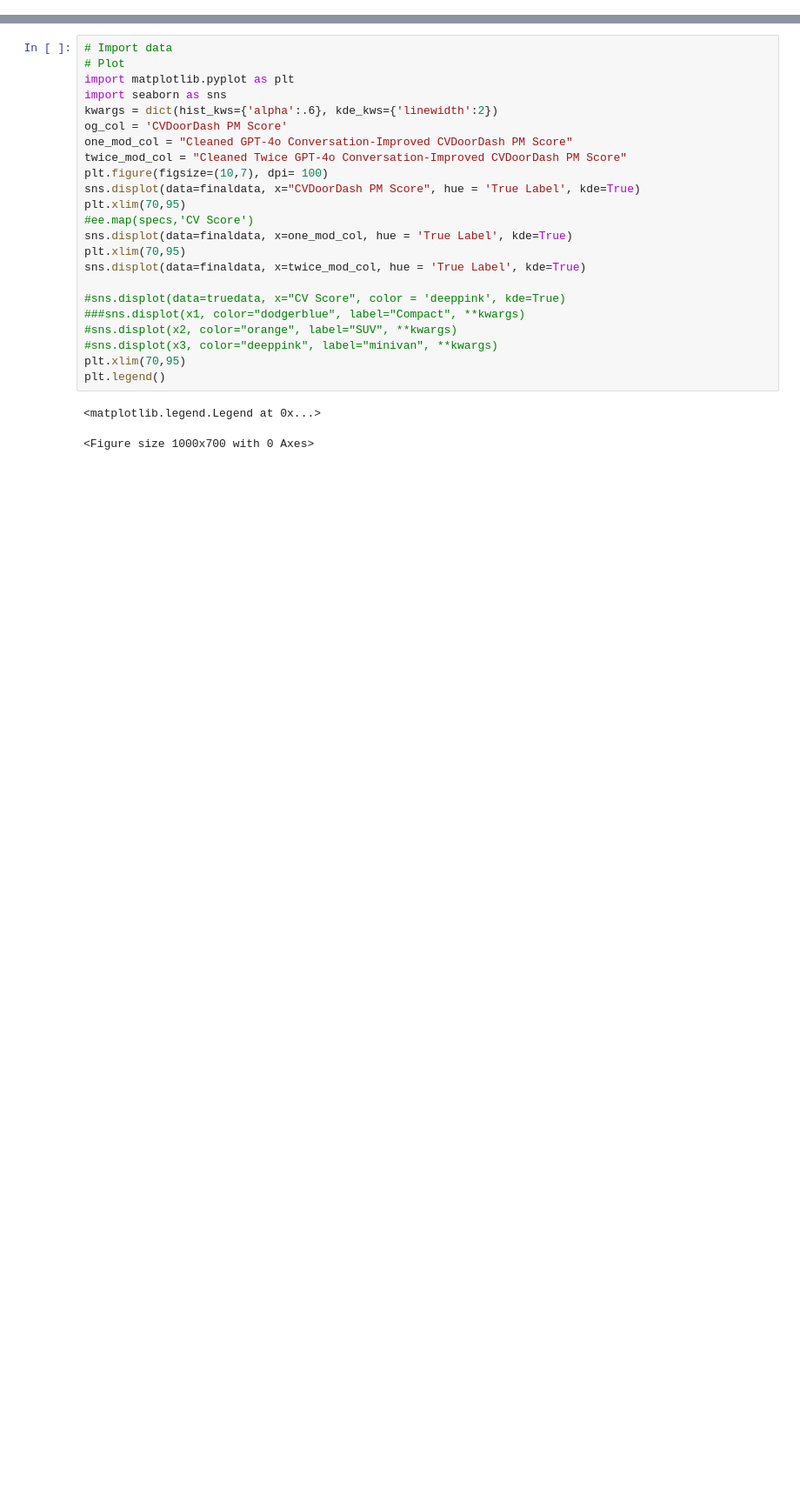
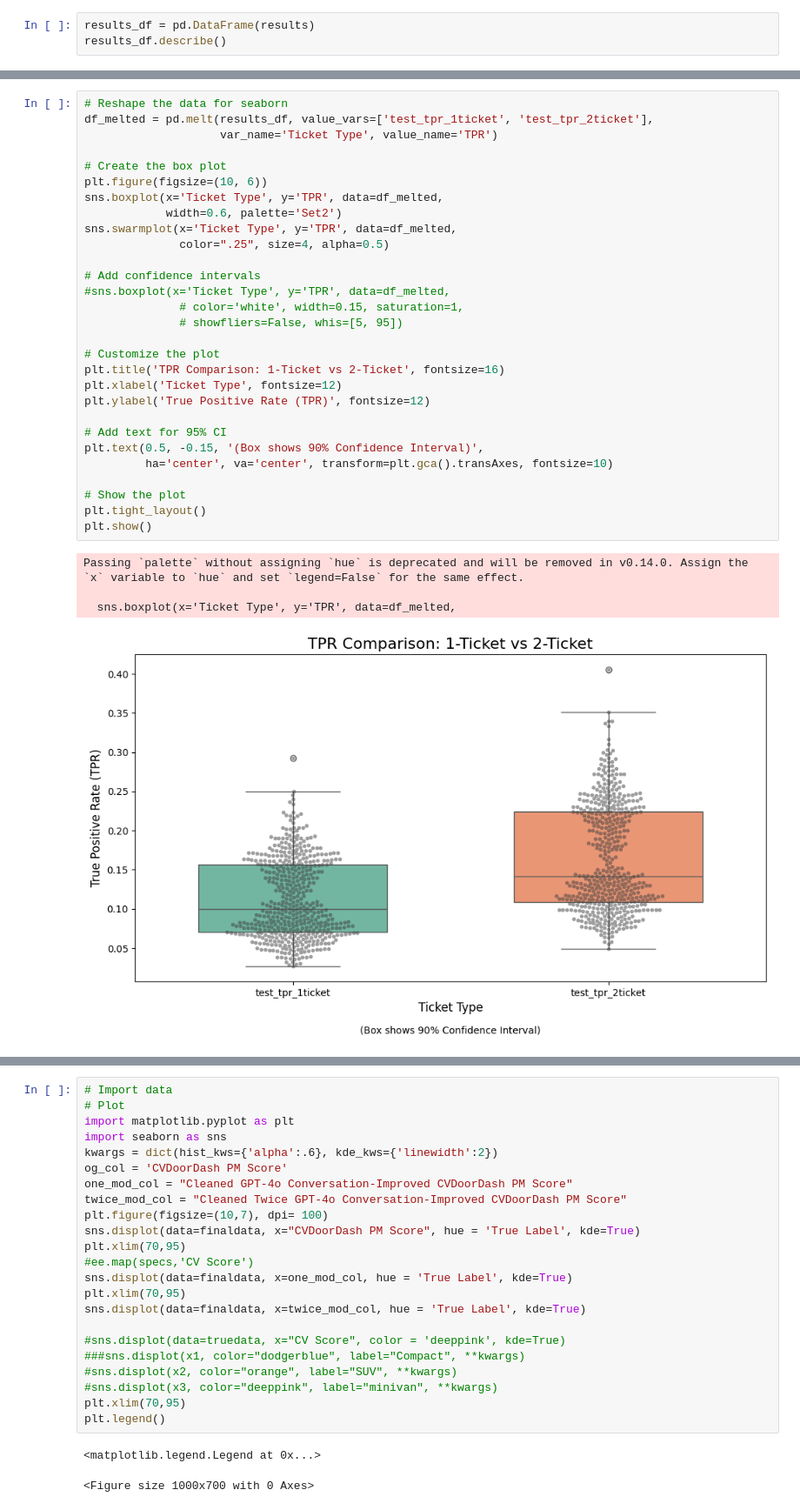
Before and after one commit to heyyjudes/llm-hiring-ecosystem, a Jupyter notebook: validation_tests/significance_tests.ipynb, the cells around one changed output, grey strips where cells are left out. Shown at 87% size. Cells and saved outputs as stored; diff of their text form; blank space fills up the shorter version.

```diff
--- a/validation_tests/significance_tests.ipynb
+++ b/validation_tests/significance_tests.ipynb
@@ -24,0 +211,3 @@ finaldata.head()
+# %%
+results_df = pd.DataFrame(results)
+results_df.describe()
@@ -24,0 +224,34 @@ finaldata.head()
+# %%
+# Reshape the data for seaborn
+df_melted = pd.melt(results_df, value_vars=['test_tpr_1ticket', 'test_tpr_2ticket'],
+                    var_name='Ticket Type', value_name='TPR')
+
+# Create the box plot
+plt.figure(figsize=(10, 6))
+sns.boxplot(x='Ticket Type', y='TPR', data=df_melted,
+            width=0.6, palette='Set2')
+sns.swarmplot(x='Ticket Type', y='TPR', data=df_melted,
+              color=".25", size=4, alpha=0.5)
+
+# Add confidence intervals
+#sns.boxplot(x='Ticket Type', y='TPR', data=df_melted,
+              # color='white', width=0.15, saturation=1,
+              # showfliers=False, whis=[5, 95])
+
+# Customize the plot
+plt.title('TPR Comparison: 1-Ticket vs 2-Ticket', fontsize=16)
+plt.xlabel('Ticket Type', fontsize=12)
+plt.ylabel('True Positive Rate (TPR)', fontsize=12)
+
+# Add text for 95% CI
+plt.text(0.5, -0.15, '(Box shows 90% Confidence Interval)',
+         ha='center', va='center', transform=plt.gca().transAxes, fontsize=10)
+
+# Show the plot
+plt.tight_layout()
+plt.show()
+# %% [output]
+Passing `palette` without assigning `hue` is deprecated and will be removed in v0.14.0. Assign the `x` variable to `hue` and set `legend=False` for the same effect.
+
+  sns.boxplot(x='Ticket Type', y='TPR', data=df_melted,
+[figure, added]
```
Also changed, not shown: parts of 19 cells of this notebook.
